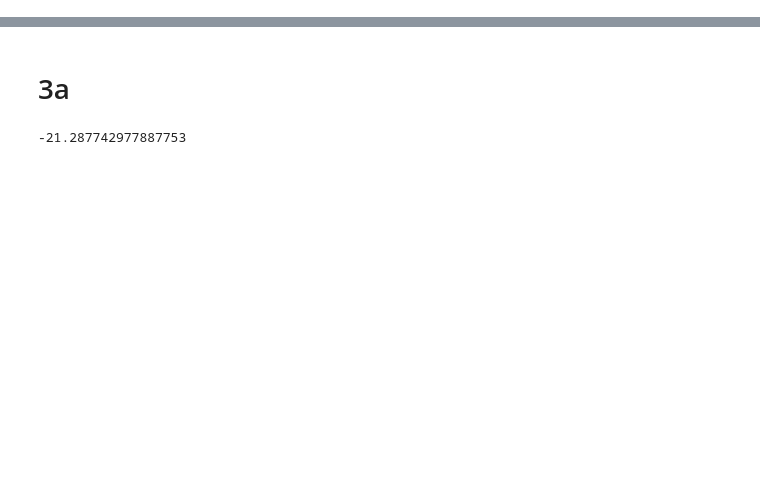
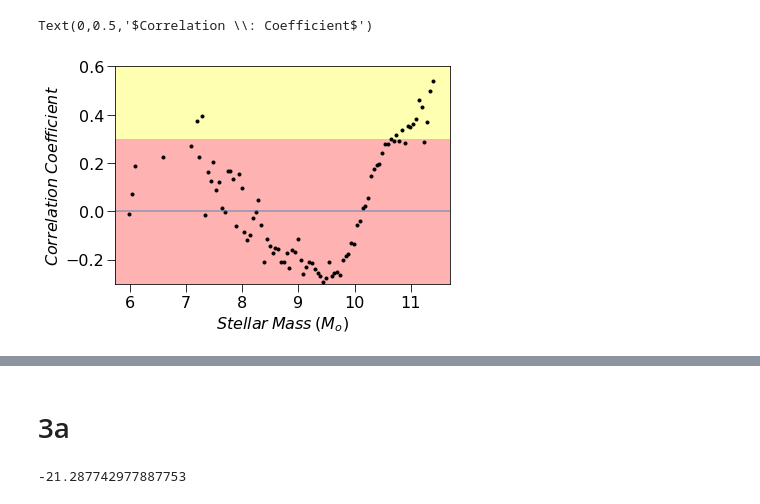
Before and after one commit to bluefatima/galaxies2018, a Jupyter notebook: PS1/Untitled.ipynb, the cells around one changed output, grey strips where cells are left out. Drawn from its saved outputs; the diff is of its cells as text; code cells hidden in the pictures; blank space fills up the shorter version.

```diff
--- a/PS1/Untitled.ipynb
+++ b/PS1/Untitled.ipynb
@@ -58,0 +39,18 @@ plt.tight_layout()
+# %%
+M_bins = np.arange(M[12], M[-1], .05)
+corrs = np.zeros(len(M_bins))
+for i in range(len(M_bins)-1):
+    idx = np.where((M > M_bins[i]) & (M < M_bins[i+1]))
+    if len(M[idx]) > 50:
+        corrs[i] = np.corrcoef(Z[idx], S[idx])[0,1]
+good = np.where(corrs != 0)
+plt.plot(M_bins[good], corrs[good], 'k.')
+plt.axhspan(-0.3, 0.3, color='red', alpha=0.3)
+plt.axhspan(0.3, 0.7, color='yellow', alpha=0.3)
+plt.axhline(0, alpha=0.5)
+plt.axis([5.75, 11.7, -.3, 0.6])
+plt.xlabel('$Stellar \: Mass \:(M_o)$', fontsize=16)
+plt.ylabel('$Correlation \: Coefficient$', fontsize=16)
+# %% [output]
+Text(0,0.5,'$Correlation \\: Coefficient$')
+[figure, added]
```
Also changed, not shown: parts of 7 cells of this notebook, 6 other files.
